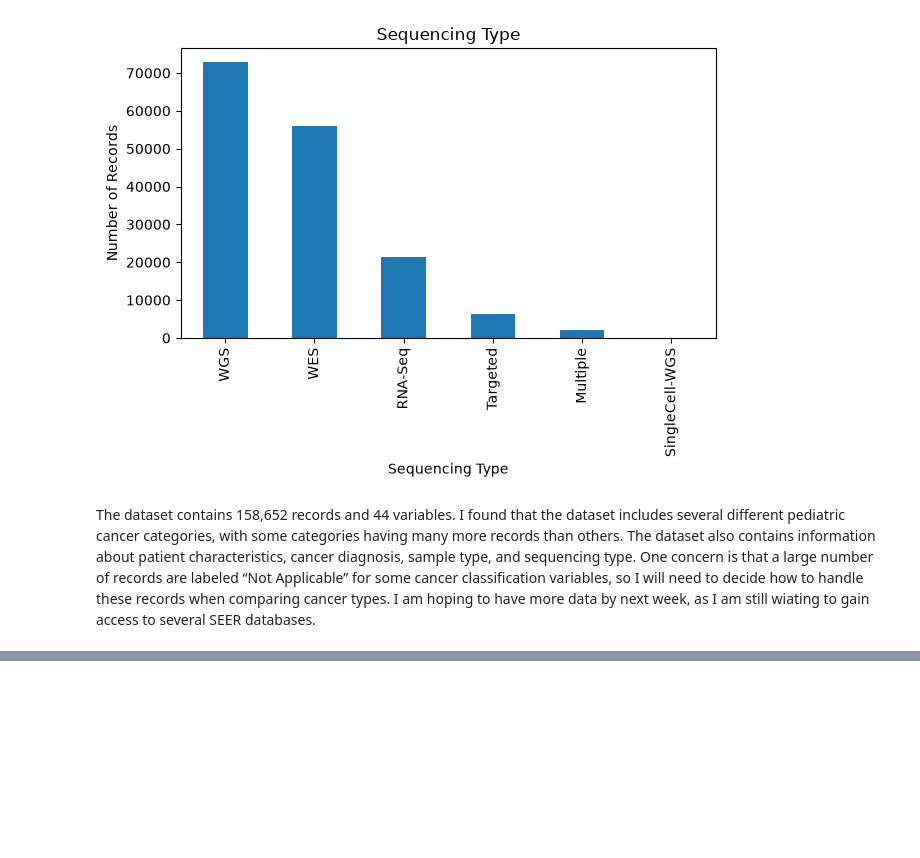
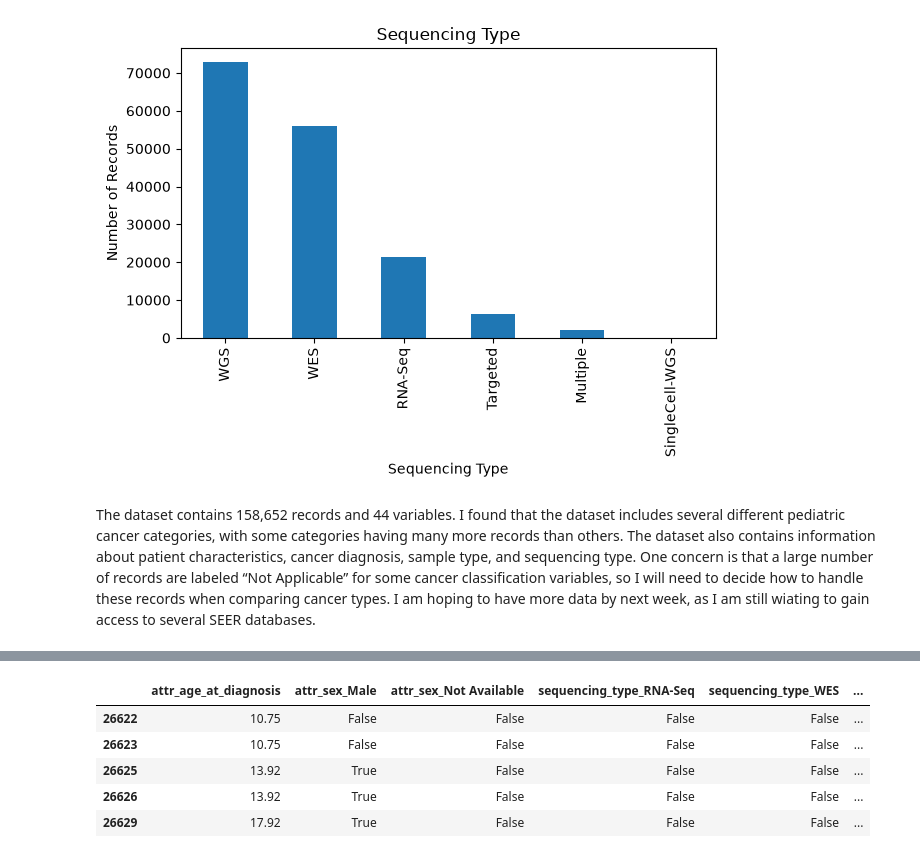
Before and after one commit to liacodes4/Lia-Capstone, a Jupyter notebook: notebooks/01_data_exploration.ipynb, the cells around one changed output, grey strips where cells are left out. Cells and saved outputs as stored; diff of their text form; code cells hidden in the pictures; blank space fills up the shorter version.

```diff
--- a/notebooks/01_data_exploration.ipynb
+++ b/notebooks/01_data_exploration.ipynb
@@ -124,0 +380,7 @@ The dataset contains 158,652 records and 44 variables. I found that the dataset
+# %%
+model_df["attr_age_at_diagnosis"] = pd.to_numeric(
+    model_df["attr_age_at_diagnosis"],
+    errors="coerce"
+)
+
+print("Missing ages:", model_df["attr_age_at_diagnosis"].isnull().sum())
@@ -124,0 +389,10 @@ The dataset contains 158,652 records and 44 variables. I found that the dataset
+# %%
+median_age = model_df["attr_age_at_diagnosis"].median()
+
+model_df["attr_age_at_diagnosis"] = (
+    model_df["attr_age_at_diagnosis"].fillna(median_age)
+)
+
+print("Median age:", median_age)
+print("Missing ages remaining:",
+      model_df["attr_age_at_diagnosis"].isnull().sum())
@@ -124,0 +402,4 @@ The dataset contains 158,652 records and 44 variables. I found that the dataset
+# %%
+model_df = model_df.drop(columns=["tissue_type"])
+
+model_df.head()
@@ -124,0 +419,8 @@ The dataset contains 158,652 records and 44 variables. I found that the dataset
+# %%
+X = model_df[[
+    "attr_age_at_diagnosis",
+    "attr_sex",
+    "sequencing_type"
+]].copy()
+
+X.head()
@@ -124,0 +434,15 @@ The dataset contains 158,652 records and 44 variables. I found that the dataset
+# %%
+X = pd.get_dummies(
+    X,
+    columns=["attr_sex", "sequencing_type"],
+    drop_first=True
+)
+
+X.head()
+# %% [output]
+|  | attr_age_at_diagnosis | attr_sex_Male | attr_sex_Not Available | sequencing_type_RNA-Seq | sequencing_type_WES | ... |
+| 26622 | 10.75 | False | False | False | False | ... |
+| 26623 | 10.75 | False | False | False | False | ... |
+| 26625 | 13.92 | True | False | False | False | ... |
+| 26626 | 13.92 | True | False | False | False | ... |
+| 26629 | 17.92 | True | False | False | False | ... |
```
Also changed, not shown: parts of 42 cells of this notebook.
